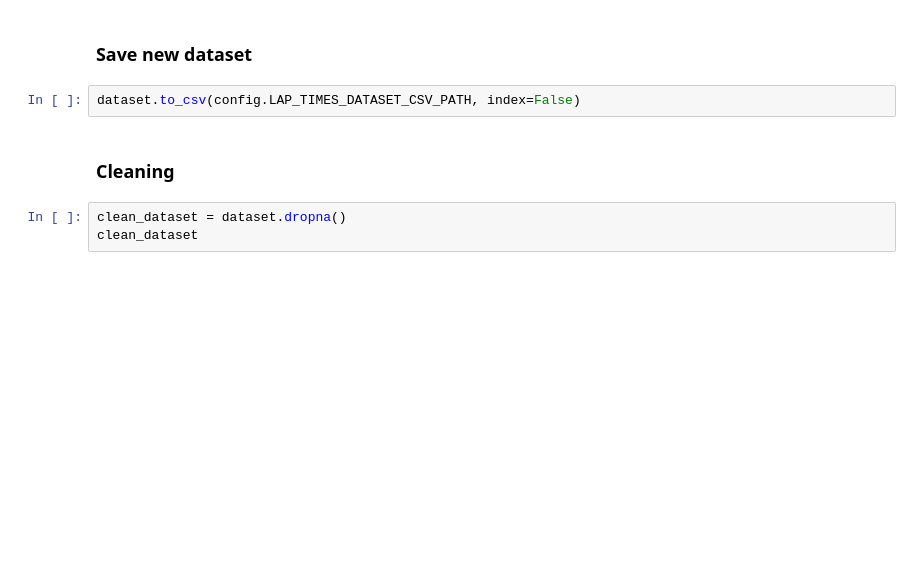
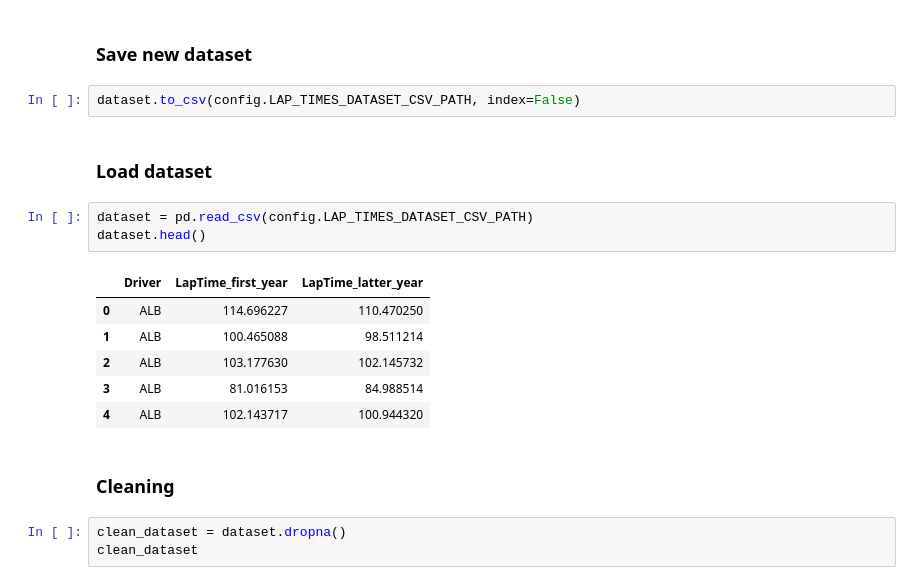
Before and after one commit to Dhia-dbh/F1WinnerPrediction, a Jupyter notebook: notebooks/lapTimeMean.ipynb, the cells around one changed output. Drawn from its saved outputs; the diff is of its cells as text; blank space fills up the shorter version.

```diff
--- a/notebooks/lapTimeMean.ipynb
+++ b/notebooks/lapTimeMean.ipynb
@@ -237,6 +237,18 @@ An error occurred for Year: 2024, GP: 2024-2025, Mapped Index: 23. Error: The da
 ### Save new dataset
 # %%
 dataset.to_csv(config.LAP_TIMES_DATASET_CSV_PATH, index=False)
+# %% [markdown]
+### Load dataset
+# %%
+dataset = pd.read_csv(config.LAP_TIMES_DATASET_CSV_PATH)
+dataset.head()
+# %% [output]
+|  | Driver | LapTime_first_year | LapTime_latter_year |
+| 0 | ALB | 114.696227 | 110.470250 |
+| 1 | ALB | 100.465088 | 98.511214 |
+| 2 | ALB | 103.177630 | 102.145732 |
+| 3 | ALB | 81.016153 | 84.988514 |
+| 4 | ALB | 102.143717 | 100.944320 |
 # %% [markdown]
 ### Cleaning
 # %%
```
Also changed, not shown: parts of 16 cells of this notebook, 4 other files.
